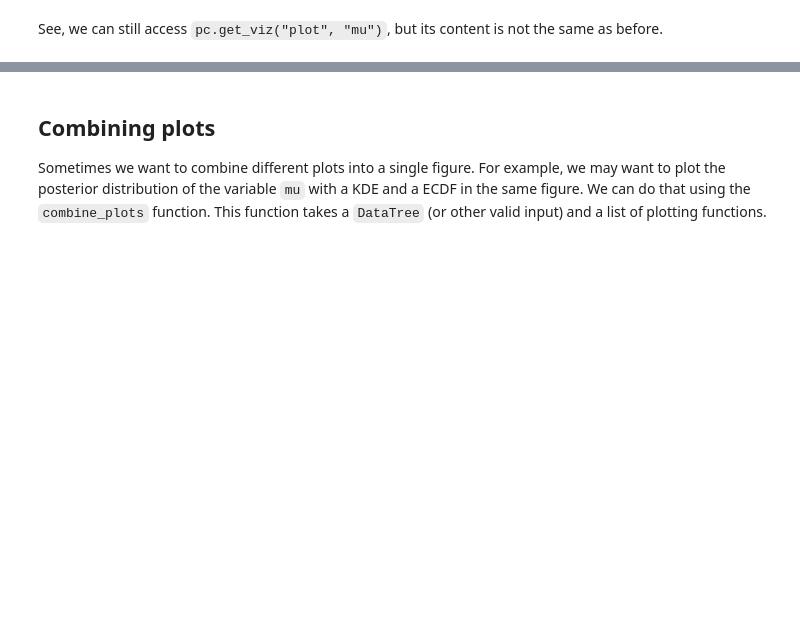
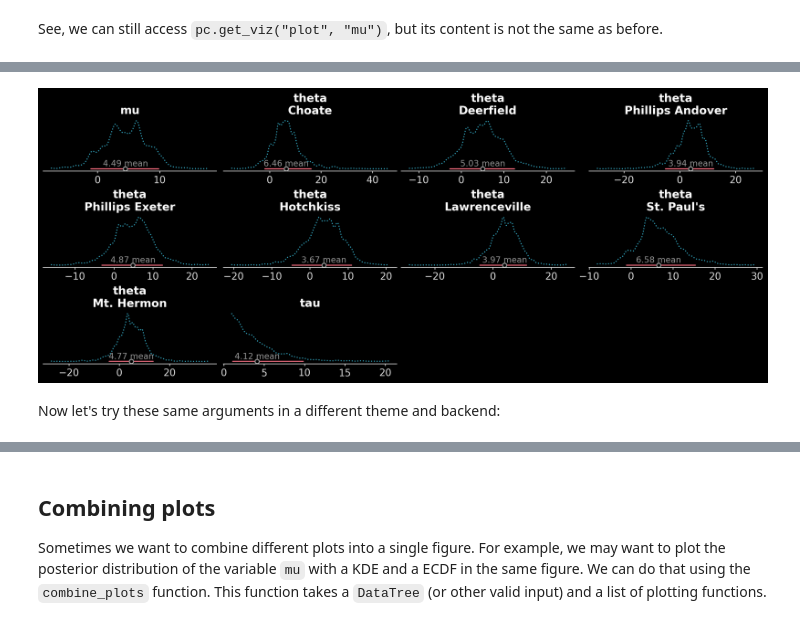
Before and after one commit to arviz-devs/arviz-plots, a Jupyter notebook: docs/source/tutorials/overview.ipynb, the cells around one changed output, grey strips where cells are left out. Saved outputs shown, nothing was run; the diff lists cells and outputs as text; code cells hidden in the pictures; blank space fills up the shorter version.

```diff
--- a/docs/source/tutorials/overview.ipynb
+++ b/docs/source/tutorials/overview.ipynb
@@ -401,0 +424,13 @@ See, we can still access `pc.get_viz("plot", "mu")`, but its content is not the
+# %%
+azp.plot_dist(
+    data,
+    visuals={
+        "point_estimate": {"edgecolor": "B2", "facecolor": "B0", "width": 1.5},
+        "dist": {"linestyle": "C2"},
+        "credible_interval": {"color": "C1"}
+    },
+);
+# %% [output]
+[figure, added]
+# %% [markdown]
+Now let's try these same arguments in a different theme and backend:
```
Also changed, not shown: parts of 22 cells of this notebook, 1 other file.
